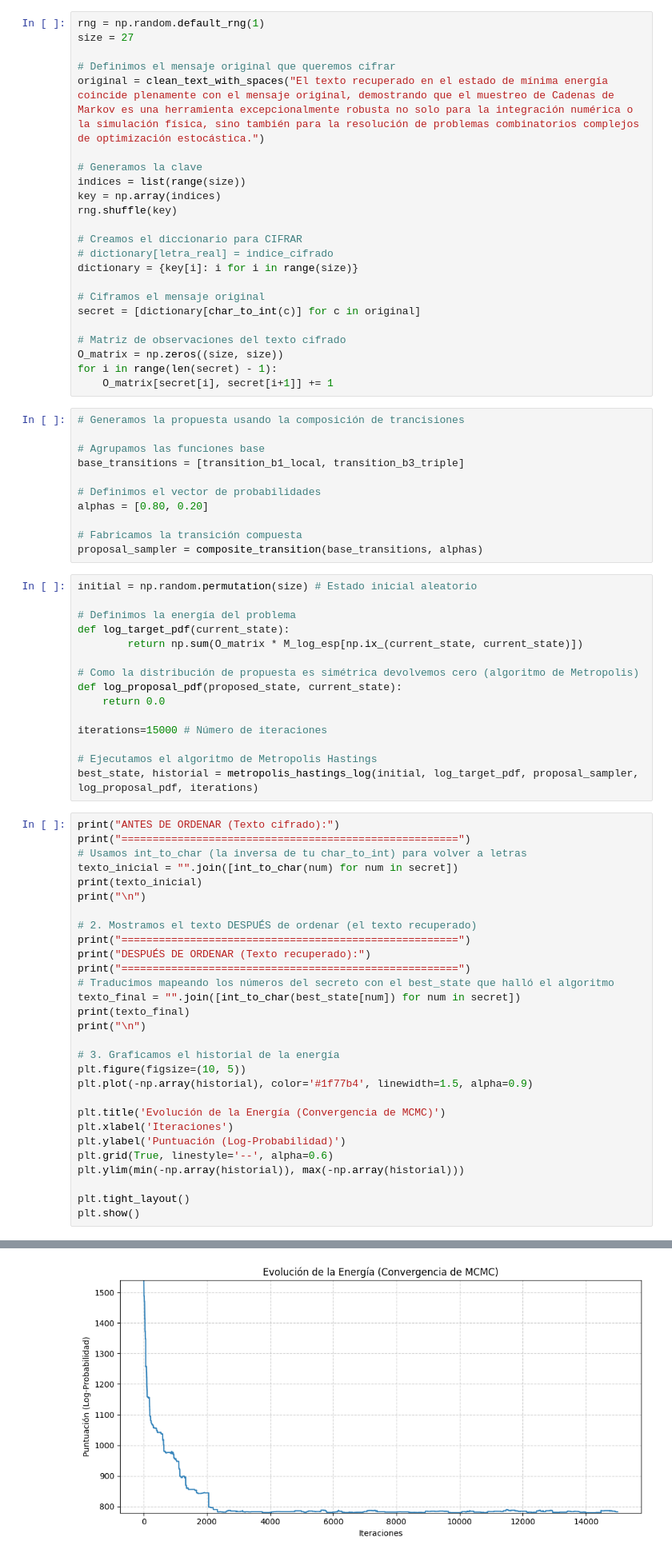
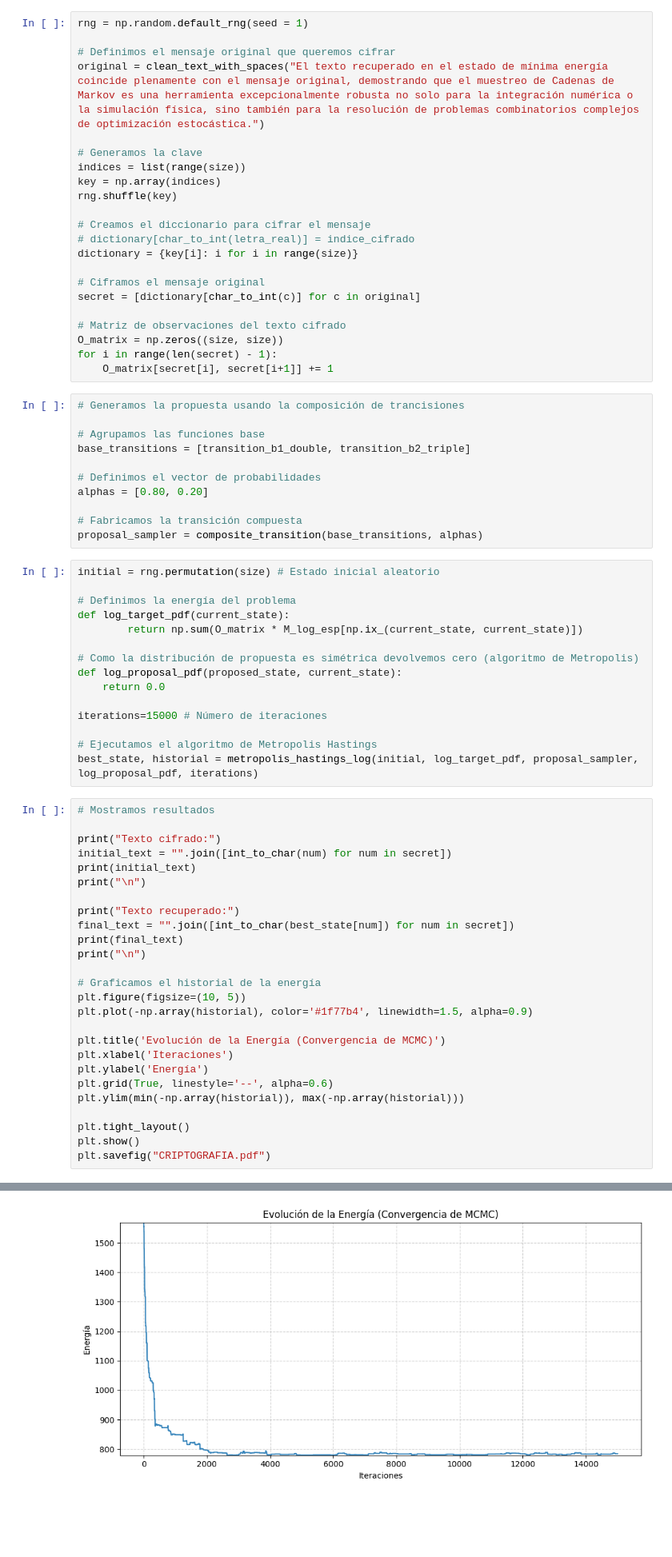
Before and after one commit to mateoveega/MCMC-MonteCarlo-TFG, a Jupyter notebook: CH_3/cryptography.ipynb, the cells around one changed output, grey strips where cells are left out. Shown at 80% size. Drawn from its saved outputs; the diff is of its cells as text; blank space fills up the shorter version.

```diff
--- a/CH_3/cryptography.ipynb
+++ b/CH_3/cryptography.ipynb
@@ -70,6 +60,5 @@ Saving thoens.txt to thoens (3).txt
 # %%
-rng = np.random.default_rng(1)
-size = 27
+rng = np.random.default_rng(seed = 1)
 
 # Definimos el mensaje original que queremos cifrar
 original = clean_text_with_spaces("El texto recuperado en el estado de mínima energía coincide plenamente con el mensaje original, demostrando que el muestreo de Cadenas de Markov es una herramienta excepcionalmente robusta no solo para la integración numérica o la simulación física, sino también para la resolución de problemas combinatorios complejos de optimización estocástica.")
@@ -79,8 +68,8 @@ indices = list(range(size))
 key = np.array(indices)
 rng.shuffle(key)
 
-# Creamos el diccionario para CIFRAR
-# dictionary[letra_real] = indice_cifrado
+# Creamos el diccionario para cifrar el mensaje
+# dictionary[char_to_int(letra_real)] = indice_cifrado
 dictionary = {key[i]: i for i in range(size)}
 
 # Ciframos el mensaje original
@@ -94,7 +83,7 @@ for i in range(len(secret) - 1):
 # Generamos la propuesta usando la composición de trancisiones
 
 # Agrupamos las funciones base
-base_transitions = [transition_b1_local, transition_b3_triple]
+base_transitions = [transition_b1_double, transition_b2_triple]
 
 # Definimos el vector de probabilidades
 alphas = [0.80, 0.20]
@@ -102,7 +91,7 @@ alphas = [0.80, 0.20]
 # Fabricamos la transición compuesta
 proposal_sampler = composite_transition(base_transitions, alphas)
 # %%
-initial = np.random.permutation(size) # Estado inicial aleatorio
+initial = rng.permutation(size) # Estado inicial aleatorio
 
 # Definimos la energía del problema
 def log_target_pdf(current_state):
@@ -117,32 +106,29 @@ iterations=15000 # Número de iteraciones
 # Ejecutamos el algoritmo de Metropolis Hastings
 best_state, historial = metropolis_hastings_log(initial, log_target_pdf, proposal_sampler, log_proposal_pdf, iterations)
 # %%
-print("ANTES DE ORDENAR (Texto cifrado):")
-print("======================================================")
-# Usamos int_to_char (la inversa de tu char_to_int) para volver a letras
-texto_inicial = "".join([int_to_char(num) for num in secret])
-print(texto_inicial)
+# Mostramos resultados
+
+print("Texto cifrado:")
+initial_text = "".join([int_to_char(num) for num in secret])
+print(initial_text)
 print("\n")
 
-# 2. Mostramos el texto DESPUÉS de ordenar (el texto recuperado)
-print("======================================================")
-print("DESPUÉS DE ORDENAR (Texto recuperado):")
-print("======================================================")
-# Traducimos mapeando los números del secreto con el best_state que halló el algoritmo
-texto_final = "".join([int_to_char(best_state[num]) for num in secret])
-print(texto_final)
+print("Texto recuperado:")
+final_text = "".join([int_to_char(best_state[num]) for num in secret])
+print(final_text)
 print("\n")
 
-# 3. Graficamos el historial de la energía
+# Graficamos el historial de la energía
 plt.figure(figsize=(10, 5))
 plt.plot(-np.array(historial), color='#1f77b4', linewidth=1.5, alpha=0.9)
 
 plt.title('Evolución de la Energía (Convergencia de MCMC)')
 plt.xlabel('Iteraciones')
-plt.ylabel('Puntuación (Log-Probabilidad)')
+plt.ylabel('Energía')
 plt.grid(True, linestyle='--', alpha=0.6)
 plt.ylim(min(-np.array(historial)), max(-np.array(historial)))
 
 plt.tight_layout()
 plt.show()
+plt.savefig("CRIPTOGRAFIA.pdf")
 # %% [output]
@@ -157,2 +140,2 @@ DESPUÉS DE ORDENAR (Texto recuperado):
 EL TEXTO RECUPERADO EN EL ESTADO DE MINIMA ENERGIA COINCIDE PLENAMENTE CON EL MENSAJE ORIGINAL DEMOSTRANDO QUE EL MUESTREO DE CADENAS DE MARFOY ES UNA VERRAMIENTA EXCEPCIONALMENTE ROBUSTA NO SOLO PARA ...
-[figure, old version]
+[figure, new version]
```
Also changed, not shown: parts of 4 cells of this notebook.
